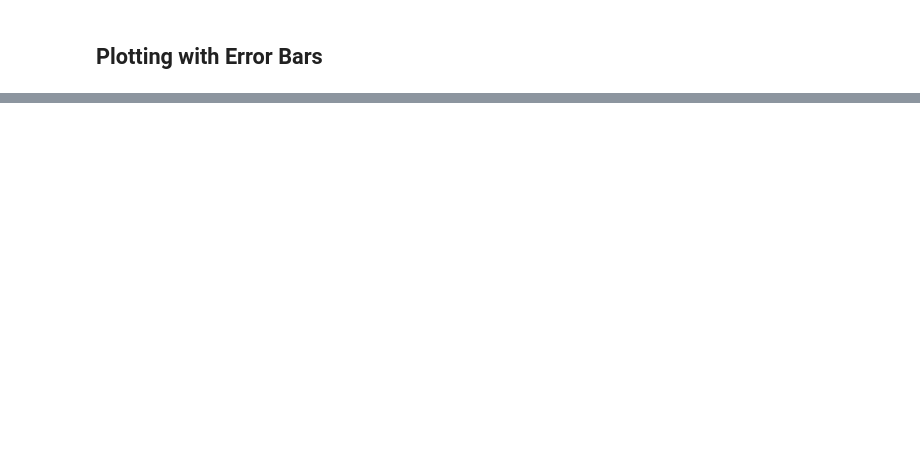
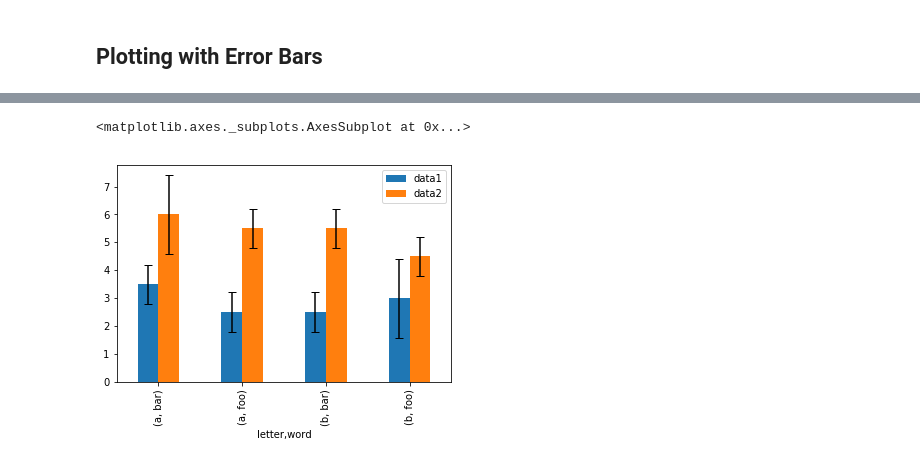
Before and after one commit to anandvipul/DataVisualization, a Jupyter notebook: Pandas Visualization.ipynb, the cells around one changed output, grey strips where cells are left out. Saved outputs shown, nothing was run; the diff lists cells and outputs as text; code cells hidden in the pictures; blank space fills up the shorter version.

```diff
--- a/Pandas Visualization.ipynb
+++ b/Pandas Visualization.ipynb
@@ -659,0 +672,3 @@ axes[1,1].set_title('D');
+# %%
+df3 = pd.DataFrame({'data1': [3,2,4,3,2,4,3,2],
+                   'data2': [6,5,7,5,4,5,6,5]}, index = ix3)
@@ -659,0 +688,5 @@ axes[1,1].set_title('D');
+# %%
+# Group by index labels and take the means and standard
+# deviations for each group
+
+gp3 = df3.groupby(level = ('letter', 'word'))
@@ -659,0 +697,4 @@ axes[1,1].set_title('D');
+# %%
+means = gp3.mean()
+# %%
+errors = gp3.std()
@@ -659,0 +719,7 @@ axes[1,1].set_title('D');
+# %%
+# Plot
+fig, ax = plt.subplots()
+means.plot.bar(yerr = errors, ax = ax, capsize = 4)
+# %% [output]
+<matplotlib.axes._subplots.AxesSubplot at 0x...>
+[figure, added]
```
Also changed, not shown: parts of 68 cells of this notebook.
